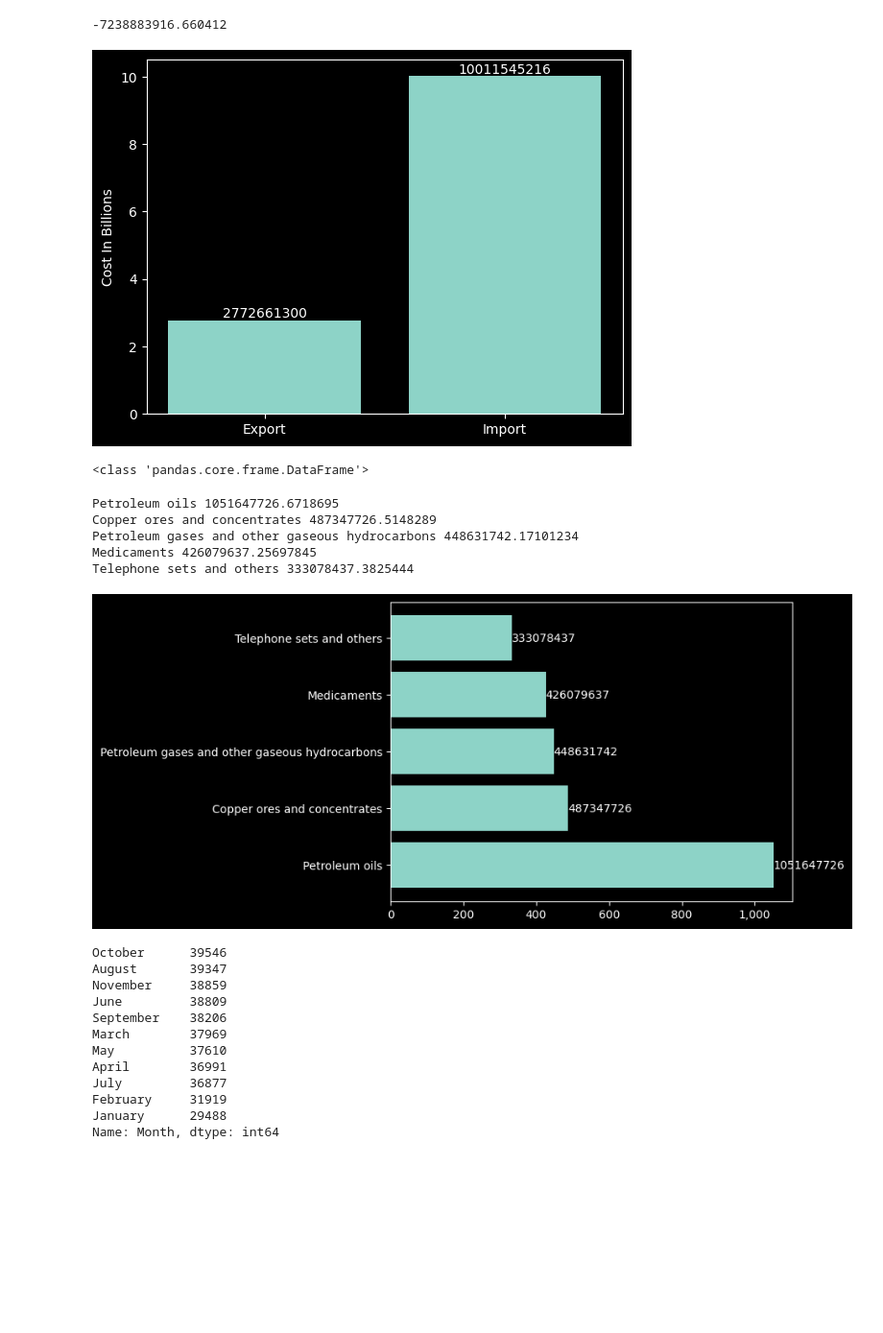
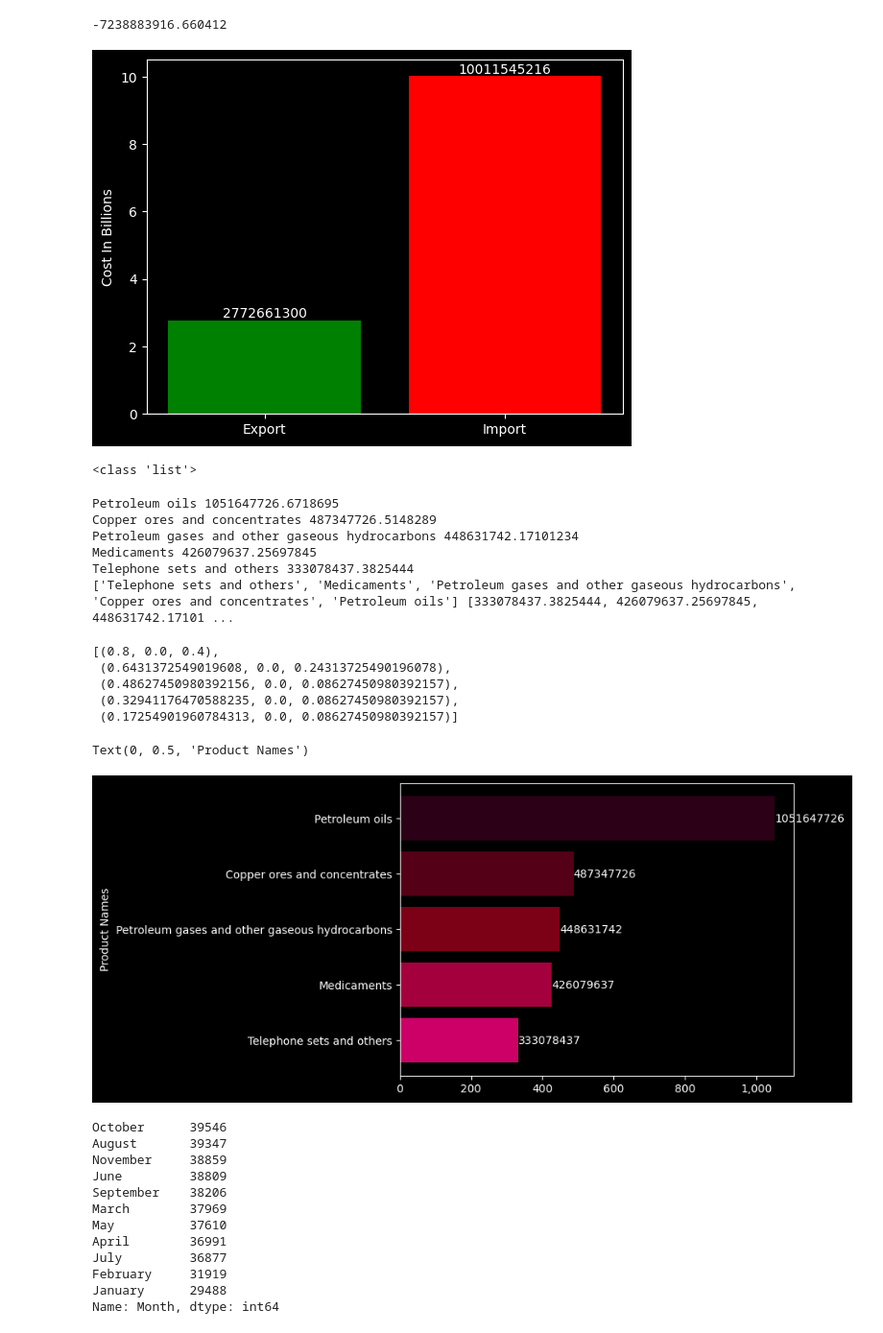
Before and after one commit to DatoKochla18/GeorgianTradeAnalysis, a Jupyter notebook: Georgia Trade/GEORGIA's_Trade_Analysis.ipynb, the cells around one changed output. Shown: that part at 96% size. Saved outputs shown, nothing was run; the diff lists cells and outputs as text; code cells hidden in the pictures; blank space fills up the shorter version.

```diff
--- a/Georgia Trade/GEORGIA's_Trade_Analysis.ipynb
+++ b/Georgia Trade/GEORGIA's_Trade_Analysis.ipynb
@@ -123,32 +123,35 @@ expt-impt
 # %%
 import matplotlib.pyplot as plt
 plt.style.use('dark_background')
 import matplotlib
 fig,ax= plt.subplots()
 
 x = [taip for taip, df in trade_2023.groupby(['Type'])]
 
-ax.bar(x,trade_2023.groupby('Type')['Cost'].sum())
+ax.bar(x,trade_2023.groupby('Type')['Cost'].sum(),color=['green','red'])
 ax.get_yaxis().set_major_formatter(
     matplotlib.ticker.FuncFormatter(lambda x,p: format(int(x)//1000000000, ',')))
 
 for i, j in zip(x,trade_2023.groupby('Type')['Cost'].sum()):
     ax.text(i,j, str(int(j)), ha='center', va='bottom')
 ax.set_ylabel('Cost In Billions')
 plt.show()
 # %% [output]
-[figure, old version]
+[figure, new version]
 # %%
-x=trade_2023.groupby('Name')['Name','Cost'].sum().sort_values('Cost').tail(5).sort_values('Cost',ascending=False)
+gruped=trade_2023.groupby('Name')['Name','Cost'].sum().sort_values('Cost').tail(5).sort_values('Cost',ascending=False)
 print(type(x))
 # %% [output]
-<class 'pandas.core.frame.DataFrame'>
+<class 'list'>
 # %%
-for i,b in zip(x.index,x.Cost):
+for i,b in zip(gruped.index,gruped.Cost):
   print(i,b)
+
+print(gruped.index.to_list()[::-1],gruped.Cost.to_list()[::-1])
 # %% [output]
 Petroleum oils 1051647726.6718695
 Copper ores and concentrates 487347726.5148289
 Petroleum gases and other gaseous hydrocarbons 448631742.17101234
 Medicaments 426079637.25697845
 Telephone sets and others 333078437.3825444
+['Telephone sets and others', 'Medicaments', 'Petroleum gases and other gaseous hydrocarbons', 'Copper ores and concentrates', 'Petroleum oils'] [333078437.3825444, 426079637.25697845, 448631742.17101 ...
@@ -155,3 +179,11 @@ Telephone sets and others 333078437.3825444
+# %%
+colors
+# %% [output]
+[(0.8, 0.0, 0.4),
+ (0.6431372549019608, 0.0, 0.24313725490196078),
+ (0.48627450980392156, 0.0, 0.08627450980392157),
+ (0.32941176470588235, 0.0, 0.08627450980392157),
+ (0.17254901960784313, 0.0, 0.08627450980392157)]
 # %%
 fig,ax= plt.subplots()
 
@@ -162,13 +194,15 @@ Name.sort_values(ascending=False).head().sort_values().plot.barh(ax=ax)
 ax.get_xaxis().set_major_formatter(
     matplotlib.ticker.FuncFormatter(lambda x,p: format(int(x)//1000000, ',')))
 '''
-bars= ax.barh(x.index,x.Cost)
+bars= ax.barh(gruped.index.to_list()[::-1],gruped.Cost.to_list()[::-1],color=colors)
 
 ax.bar_label(bars, fmt='%.2d')
 ax.get_xaxis().set_major_formatter(
     matplotlib.ticker.FuncFormatter(lambda x,p: format(int(x)//1000000, ',')))
+ax.set_ylabel('Product Names')
 # %% [output]
+Text(0, 0.5, 'Product Names')
-[figure, old version]
+[figure, new version]
 # %%
 trade_2023.Month.value_counts()
 # %% [output]
```
Also changed, not shown: parts of 10 cells of this notebook.
